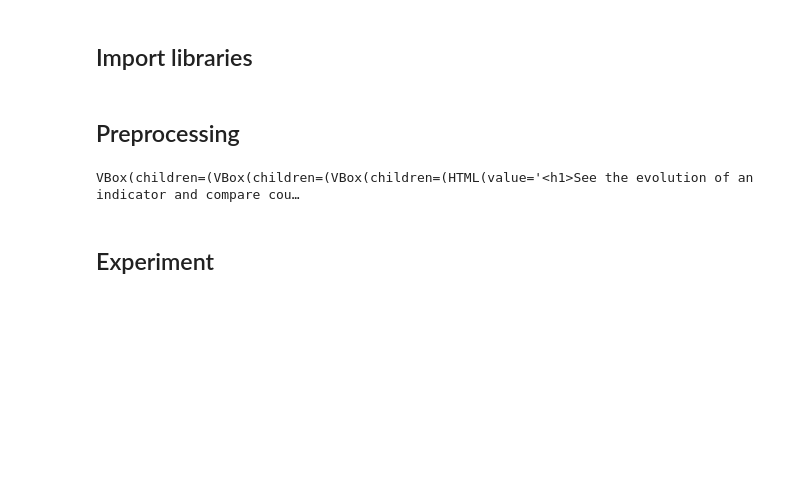
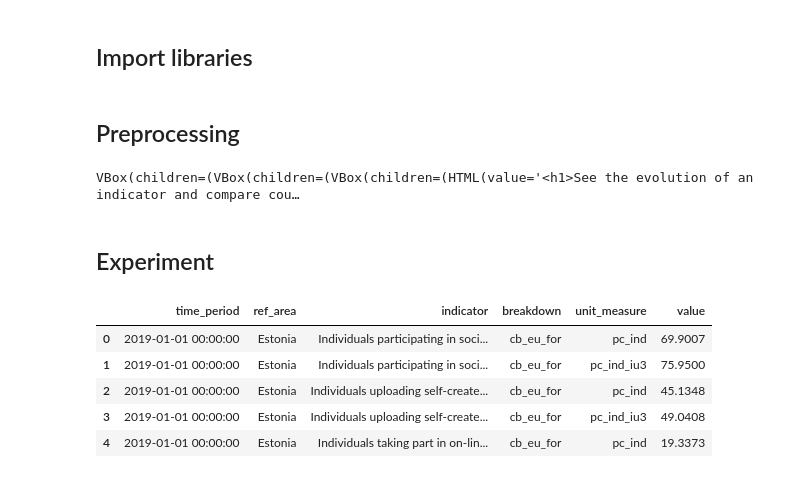
Before and after one commit to mett29/DataViz, a Jupyter notebook: europe_time_series.ipynb, the cells around one changed output. Saved outputs shown, nothing was run; the diff lists cells and outputs as text; code cells hidden in the pictures; blank space fills up the shorter version.

```diff
--- a/europe_time_series.ipynb
+++ b/europe_time_series.ipynb
@@ -249,6 +244,19 @@ widgets.VBox([introduction, fig])
 VBox(children=(VBox(children=(VBox(children=(HTML(value='<h1>See the evolution of an indicator and compare cou…
 # %% [markdown]
 ## Experiment
+# %%
+# Since some values in 'value' column are strings, convert them into float
+key_indicators["value"] = key_indicators["value"].astype(float)
+# Multiply by 100 to have a percentage
+key_indicators['value'] = key_indicators['value'] * 100
+key_indicators.head()
+# %% [output]
+|  | time_period | ref_area | indicator | breakdown | unit_measure | value |
+| 0 | 2019-01-01 00:00:00 | Estonia | Individuals participating in soci... | cb_eu_for | pc_ind | 69.9007 |
+| 1 | 2019-01-01 00:00:00 | Estonia | Individuals participating in soci... | cb_eu_for | pc_ind_iu3 | 75.9500 |
+| 2 | 2019-01-01 00:00:00 | Estonia | Individuals uploading self-create... | cb_eu_for | pc_ind | 45.1348 |
+| 3 | 2019-01-01 00:00:00 | Estonia | Individuals uploading self-create... | cb_eu_for | pc_ind_iu3 | 49.0408 |
+| 4 | 2019-01-01 00:00:00 | Estonia | Individuals taking part in on-lin... | cb_eu_for | pc_ind | 19.3373 |
 # %%
  labels = ['Standard fixed broadband coverage/availability',
           'NGA broadband coverage/availability',
```
Also changed, not shown: parts of 2 cells of this notebook, 5 other files.
